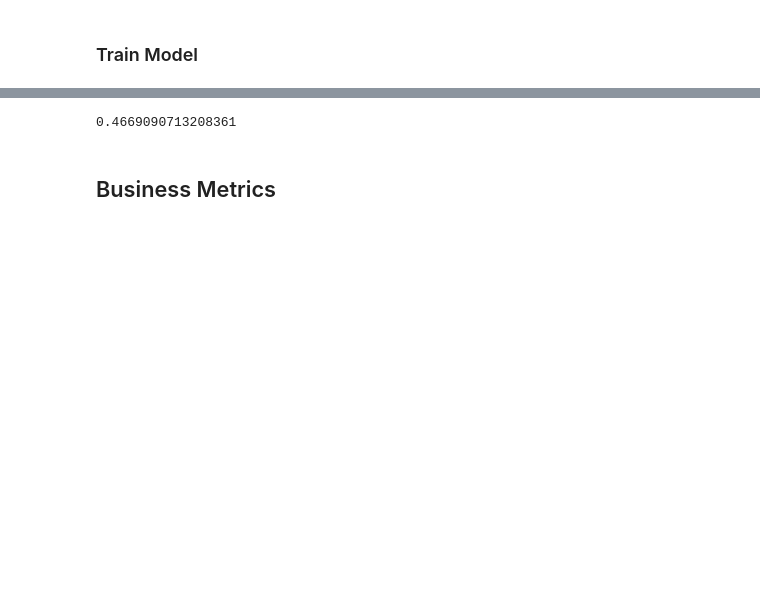
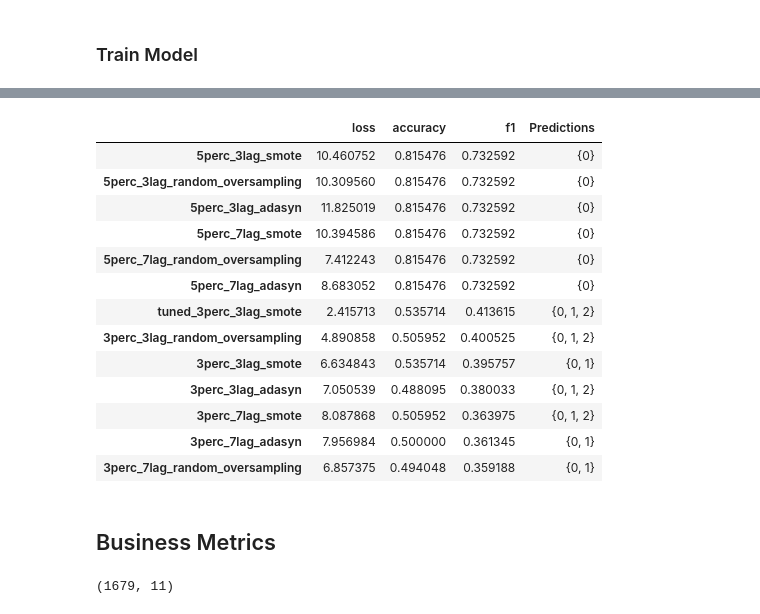
Before and after one commit to yeonatalie/bt4222-ml-sp500, a Jupyter notebook: nn.ipynb, the cells around one changed output, grey strips where cells are left out. Cells and saved outputs as stored; diff of their text form; code cells hidden in the pictures; blank space fills up the shorter version.

```diff
--- a/nn.ipynb
+++ b/nn.ipynb
@@ -457,9 +453,20 @@ results.loc['smote'] = list(tuned_model2.evaluate(X_test, y_test))
-# %%
-predict_x=tuned_model2.predict(X_test)
-predictions=np.argmax(predict_x,axis=1)
-sklearn.metrics.f1_score(y_test,predictions, average='weighted')
-# %% [output]
-0.4669090713208361
+# %%
+results.sort_values(['f1'], ascending=False)
+# %% [output]
+|  | loss | accuracy | f1 | Predictions |
+| 5perc_3lag_smote | 10.460752 | 0.815476 | 0.732592 | {0} |
+| 5perc_3lag_random_oversampling | 10.309560 | 0.815476 | 0.732592 | {0} |
+| 5perc_3lag_adasyn | 11.825019 | 0.815476 | 0.732592 | {0} |
+| 5perc_7lag_smote | 10.394586 | 0.815476 | 0.732592 | {0} |
+| 5perc_7lag_random_oversampling | 7.412243 | 0.815476 | 0.732592 | {0} |
+| 5perc_7lag_adasyn | 8.683052 | 0.815476 | 0.732592 | {0} |
+| tuned_3perc_3lag_smote | 2.415713 | 0.535714 | 0.413615 | {0, 1, 2} |
+| 3perc_3lag_random_oversampling | 4.890858 | 0.505952 | 0.400525 | {0, 1, 2} |
+| 3perc_3lag_smote | 6.634843 | 0.535714 | 0.395757 | {0, 1} |
+| 3perc_3lag_adasyn | 7.050539 | 0.488095 | 0.380033 | {0, 1, 2} |
+| 3perc_7lag_smote | 8.087868 | 0.505952 | 0.363975 | {0, 1, 2} |
+| 3perc_7lag_adasyn | 7.956984 | 0.500000 | 0.361345 | {0, 1} |
+| 3perc_7lag_random_oversampling | 6.857375 | 0.494048 | 0.359188 | {0, 1} |
 # %% [markdown]
 ## Business Metrics
 # %%
@@ -508,0 +474,5 @@ matrix
+# %%
+whole_df_x = pd.concat([X_train_df_3perc_3lag, X_test_df_3perc_3lag])
+whole_df_x.shape
+# %% [output]
+(1679, 11)
```
Also changed, not shown: parts of 66 cells of this notebook.
